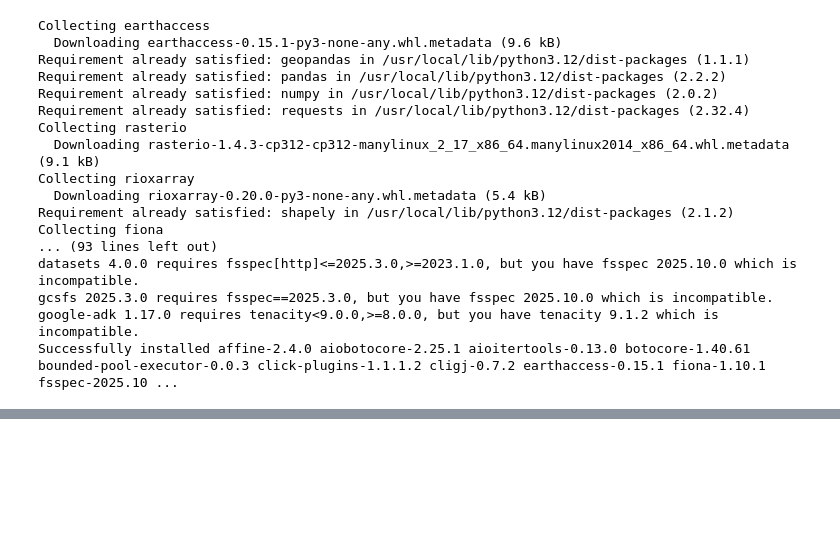
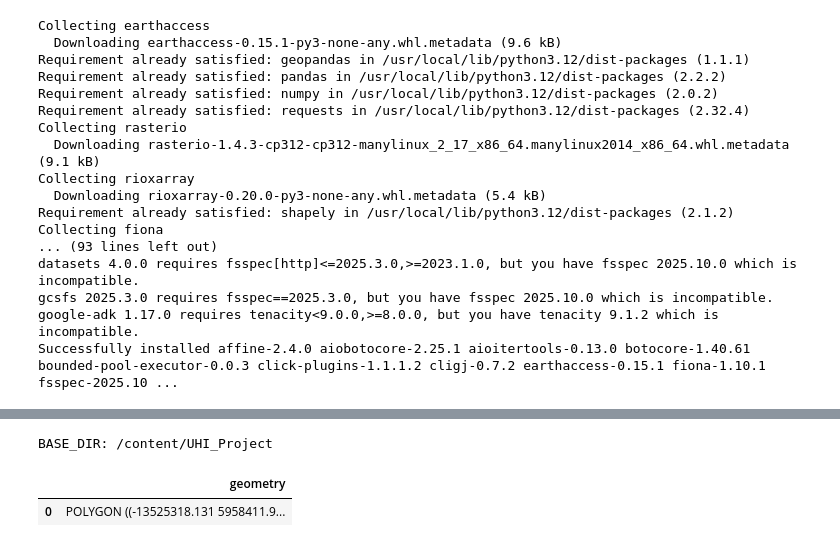
Before and after one commit to Letrus/Seattle-Urban-Heat-Island-Project, a Jupyter notebook: EDA.ipynb, the cells around one changed output, grey strips where cells are left out. Drawn from its saved outputs; the diff is of its cells as text; code cells hidden in the pictures; blank space fills up the shorter version.

```diff
--- a/EDA.ipynb
+++ b/EDA.ipynb
@@ -22,0 +30,70 @@ Successfully installed affine-2.4.0 aiobotocore-2.25.1 aioitertools-0.13.0 botoc
+# %%
+import os, sys, zipfile, tarfile, io, shutil, json, warnings
+from pathlib import Path
+from datetime import datetime
+warnings.filterwarnings("ignore")
+
+import numpy as np
+import pandas as pd
+import geopandas as gpd
+from shapely.geometry import box
+from shapely.ops import unary_union
+
+import requests
+from tqdm import tqdm
+
+import rasterio
+from rasterio.mask import mask as rio_mask
+import rioxarray as rxr
+
+import earthaccess  # NASA Earthdata
+
+# ---- where to store project data (Colab local by default) ----
+USE_DRIVE = False  # set True to save in your Google Drive
+
+if USE_DRIVE:
+    from google.colab import drive
+    drive.mount('/content/drive')
+    BASE_DIR = Path("/content/drive/MyDrive/UHI_Project")
+else:
+    BASE_DIR = Path("/content/UHI_Project")
+
+DATA_DIR = BASE_DIR / "data"
+RAW_DIR  = DATA_DIR / "raw"
+OUT_DIR  = DATA_DIR / "processed"
+TMP_DIR  = DATA_DIR / "tmp"
+for d in [DATA_DIR, RAW_DIR, OUT_DIR, TMP_DIR]:
+    d.mkdir(parents=True, exist_ok=True)
+
+print("BASE_DIR:", BASE_DIR)
+# %% [output]
+BASE_DIR: /content/UHI_Project
+# %%
+# Option A: Use a Seattle bbox (quick start)
+SEATTLE_BBOX = (-123.0, 47.1, -121.5, 48.3)  # (minx, miny, maxx, maxy) in WGS84
+
+# Option B: Upload a boundary file (GeoPackage/GeoJSON) and set CUSTOM_BOUNDARY_FILE to its path
+CUSTOM_BOUNDARY_FILE = None  # e.g., "/content/seattle_boundary.gpkg"
+
+TARGET_EPSG = 3857  # for quick mapping. Use 26910 (UTM10N) if you prefer analysis in meters.
+
+def get_study_geom():
+    if CUSTOM_BOUNDARY_FILE and Path(CUSTOM_BOUNDARY_FILE).exists():
+        g = gpd.read_file(CUSTOM_BOUNDARY_FILE)
+        if g.empty:
+            raise ValueError("Boundary file has no geometry.")
+        g = g.to_crs(TARGET_EPSG)
+        geom = unary_union(g.geometry.values)
+        return gpd.GeoDataFrame(geometry=[geom], crs=g.crs)
+    # fallback to bbox
+    minx, miny, maxx, maxy = SEATTLE_BBOX
+    g = gpd.GeoDataFrame(geometry=[box(minx, miny, maxx, maxy)], crs=4326).to_crs(TARGET_EPSG)
+    return g
+
+study = get_study_geom()
+(OUT_DIR / "boundaries").mkdir(parents=True, exist_ok=True)
+study.to_file(OUT_DIR / "boundaries" / "seattle_study_area.gpkg", driver="GPKG")
+study
+# %% [output]
+|  | geometry |
+| 0 | POLYGON ((-13525318.131 5958411.9... |
```
Also changed, not shown: parts of 14 cells of this notebook.
